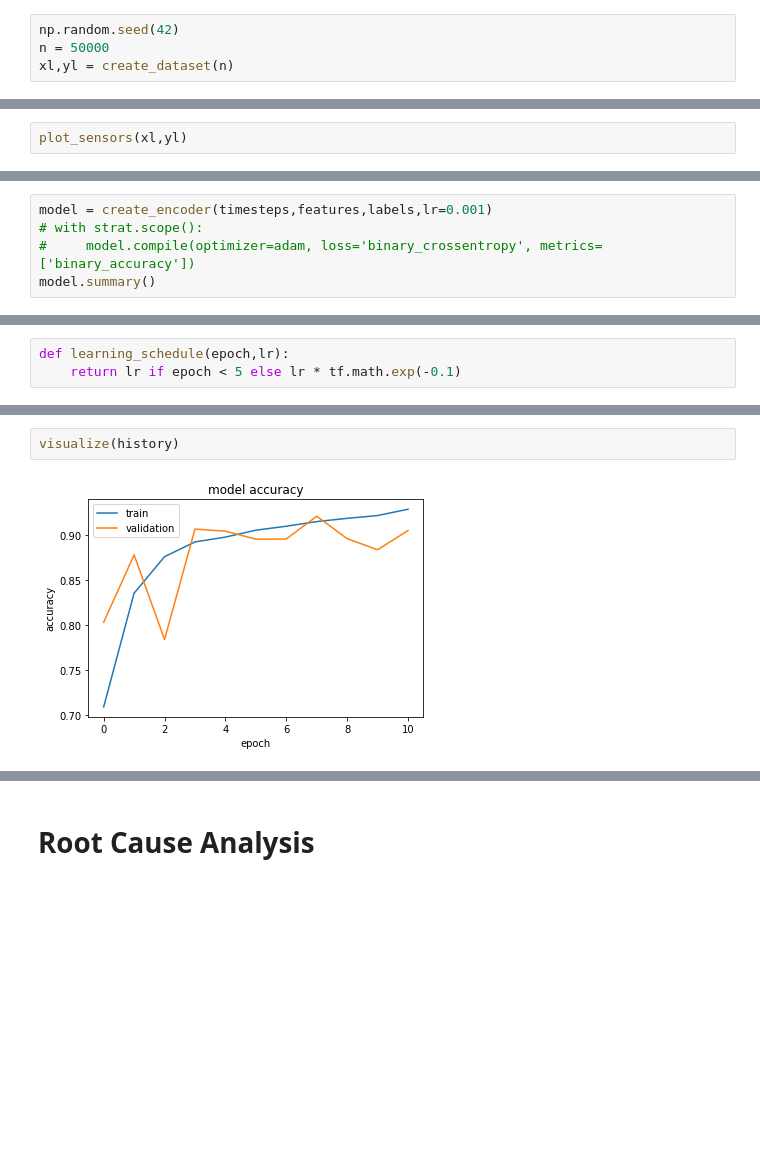
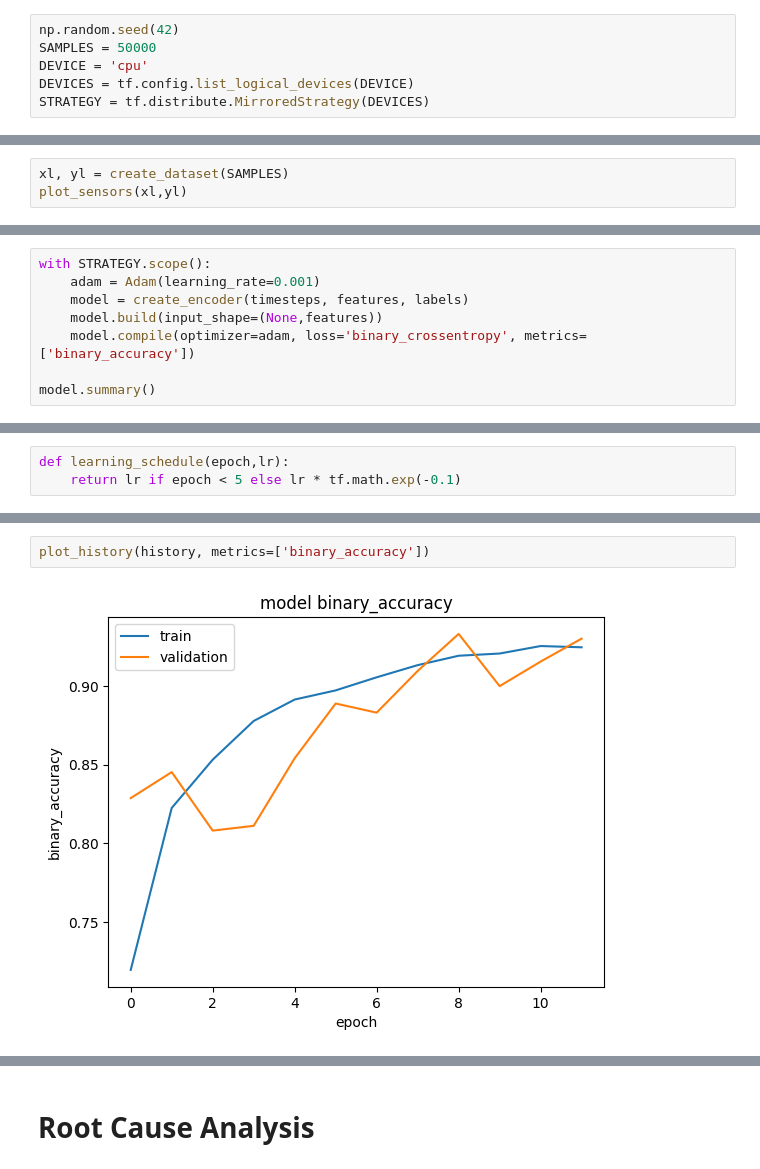
Before and after one commit to lucapl/Candy-Learning, a Jupyter notebook: report.ipynb, the cells around one changed output, grey strips where cells are left out. Drawn from its saved outputs; the diff is of its cells as text; blank space fills up the shorter version.

```diff
--- a/report.ipynb
+++ b/report.ipynb
@@ -55,5 +53,7 @@ A short reminder of your task:
 - There is one defect related to a pattern occurring at two sensors simultaneously
 # %%
 np.random.seed(42)
-n = 50000
-xl,yl = create_dataset(n)
+SAMPLES = 50000
+DEVICE = 'cpu'
+DEVICES = tf.config.list_logical_devices(DEVICE)
+STRATEGY = tf.distribute.MirroredStrategy(DEVICES)
@@ -60,3 +62,4 @@ xl,yl = create_dataset(n)
 # %%
+xl, yl = create_dataset(SAMPLES)
 plot_sensors(xl,yl)
 # %% [output]
@@ -105,8 +108,11 @@ X_val,y_val = X[val_idx],y[val_idx]
 # %% [markdown]
 # The Model
 # %%
-model = create_encoder(timesteps,features,labels,lr=0.001)
-# with strat.scope():
-#     model.compile(optimizer=adam, loss='binary_crossentropy', metrics=['binary_accuracy'])
+with STRATEGY.scope():
+	adam = Adam(learning_rate=0.001)
+	model = create_encoder(timesteps, features, labels)
+	model.build(input_shape=(None,features))
+	model.compile(optimizer=adam, loss='binary_crossentropy', metrics=['binary_accuracy'])
+
 model.summary()
 # %% [output]
@@ -159,4 +174,4 @@ Epoch 11/30
 # %%
-visualize(history)
+plot_history(history, metrics=['binary_accuracy'])
 # %% [output]
-[figure, old version]
+[figure, new version]
```
Also changed, not shown: parts of 25 cells of this notebook, 5 other files.
